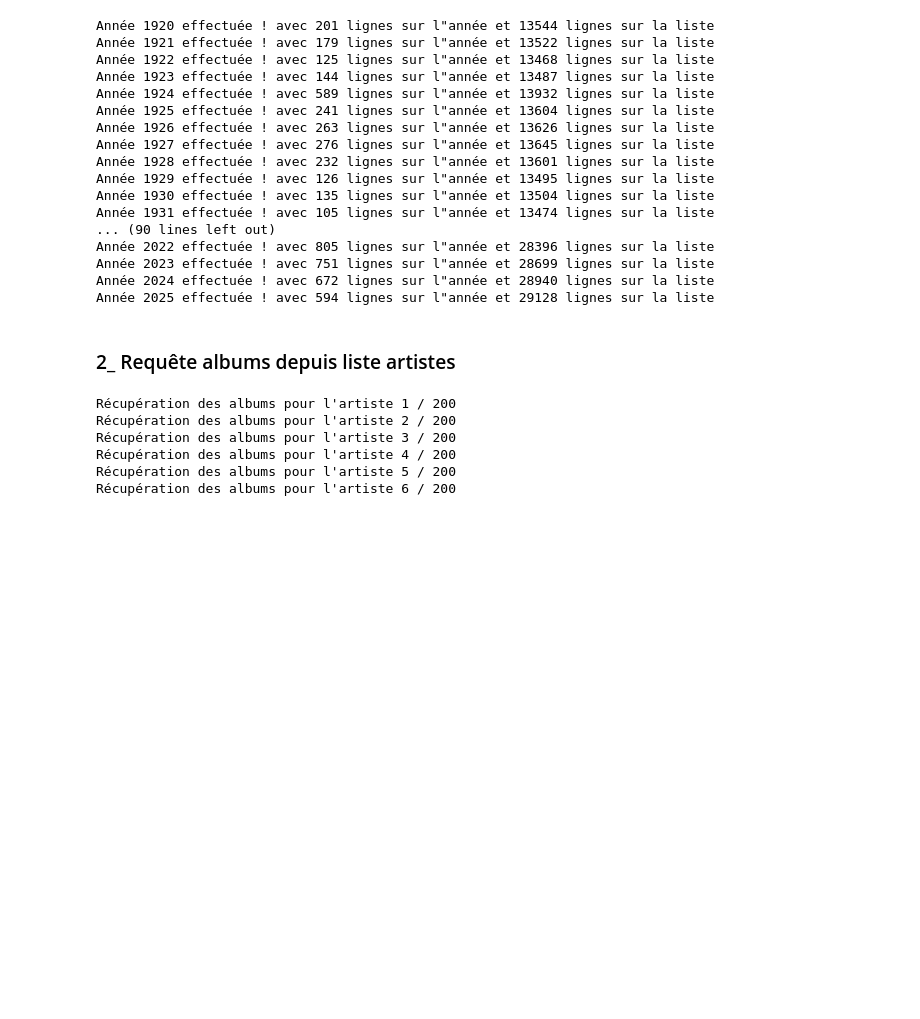
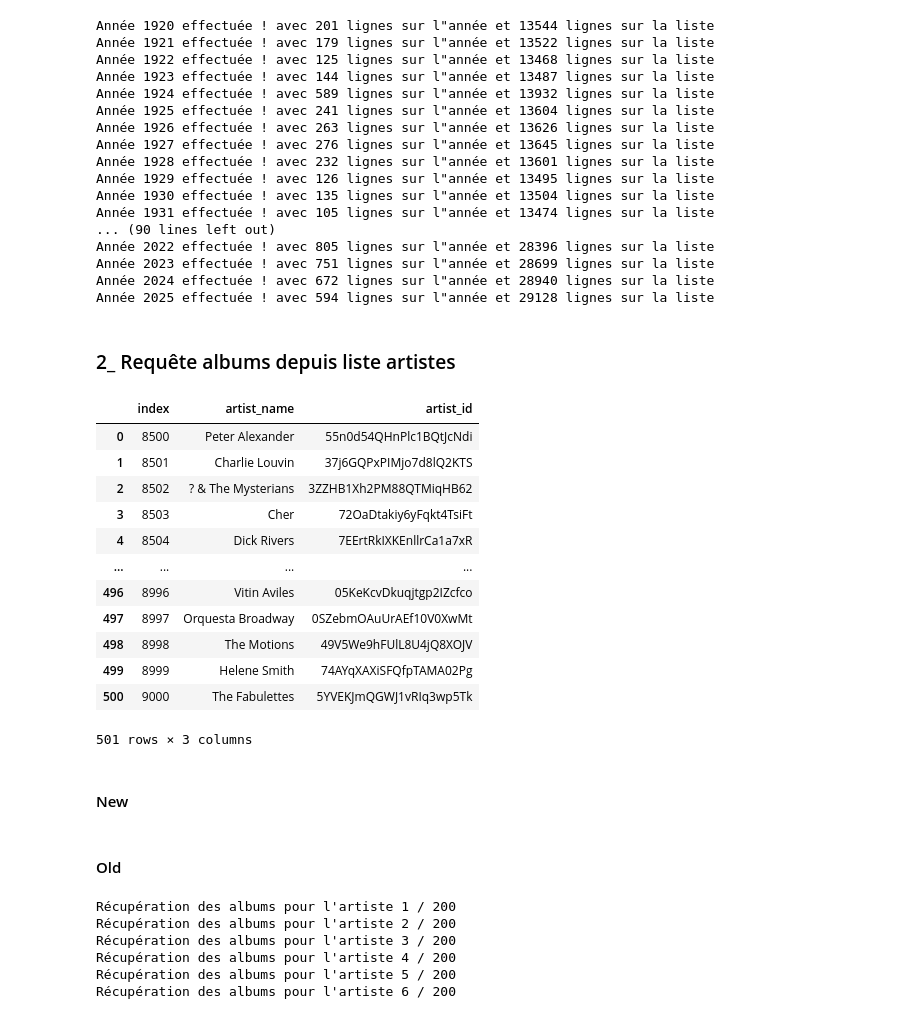
Before and after one commit to Yann-ML/PROJET_3_WCS, a Jupyter notebook: yann_spotify_api.ipynb, the cells around one changed output. Cells and saved outputs as stored; diff of their text form; code cells hidden in the pictures; blank space fills up the shorter version.

```diff
--- a/yann_spotify_api.ipynb
+++ b/yann_spotify_api.ipynb
@@ -84,0 +83,20 @@ data1 = data[0:100]
+# %%
+data_artistes = data[12500:14000].reset_index()
+# %%
+data_artistes
+# %% [output]
+|  | index | artist_name | artist_id |
+| 0 | 8500 | Peter Alexander | 55n0d54QHnPlc1BQtJcNdi |
+| 1 | 8501 | Charlie Louvin | 37j6GQPxPIMjo7d8lQ2KTS |
+| 2 | 8502 | ? & The Mysterians | 3ZZHB1Xh2PM88QTMiqHB62 |
+| 3 | 8503 | Cher | 72OaDtakiy6yFqkt4TsiFt |
+| 4 | 8504 | Dick Rivers | 7EErtRkIXKEnllrCa1a7xR |
+| ... | ... | ... | ... |
+| 496 | 8996 | Vitin Aviles | 05KeKcvDkuqjtgp2IZcfco |
+| 497 | 8997 | Orquesta Broadway | 0SZebmOAuUrAEf10V0XwMt |
+| 498 | 8998 | The Motions | 49V5We9hFUlL8U4jQ8XOJV |
+| 499 | 8999 | Helene Smith | 74AYqXAXiSFQfpTAMA02Pg |
+| 500 | 9000 | The Fabulettes | 5YVEKJmQGWJ1vRIq3wp5Tk |
+501 rows × 3 columns
+# %% [markdown]
+#### New
@@ -84,0 +161,2 @@ data1 = data[0:100]
+# %% [markdown]
+#### Old
```
Also changed, not shown: parts of 4 cells of this notebook, 4 other files.
